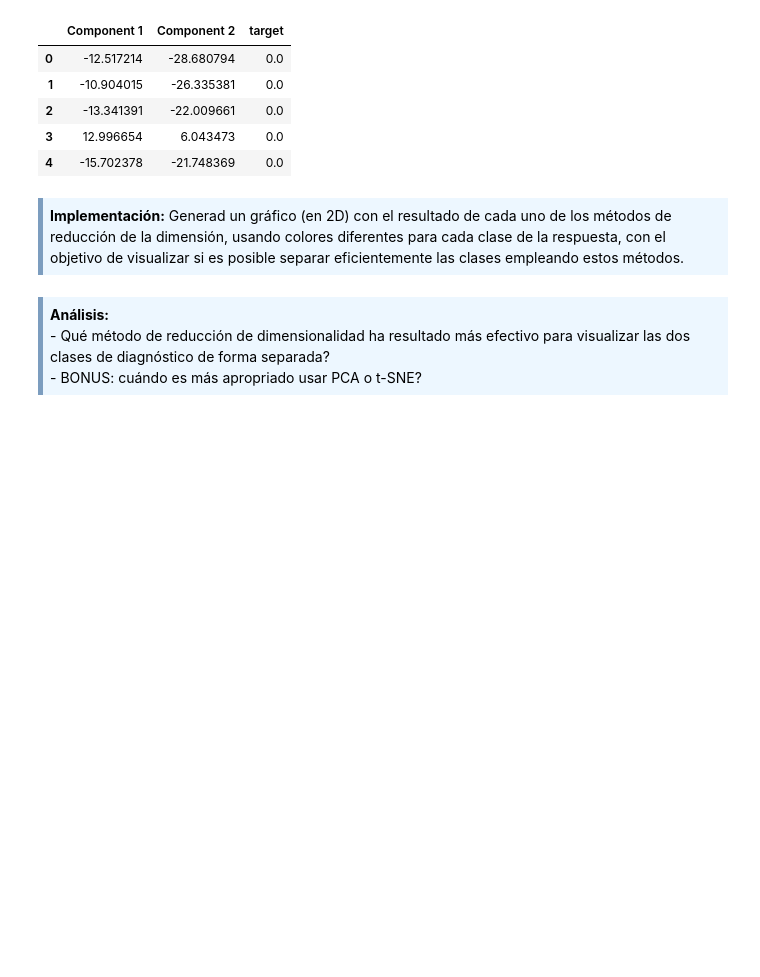
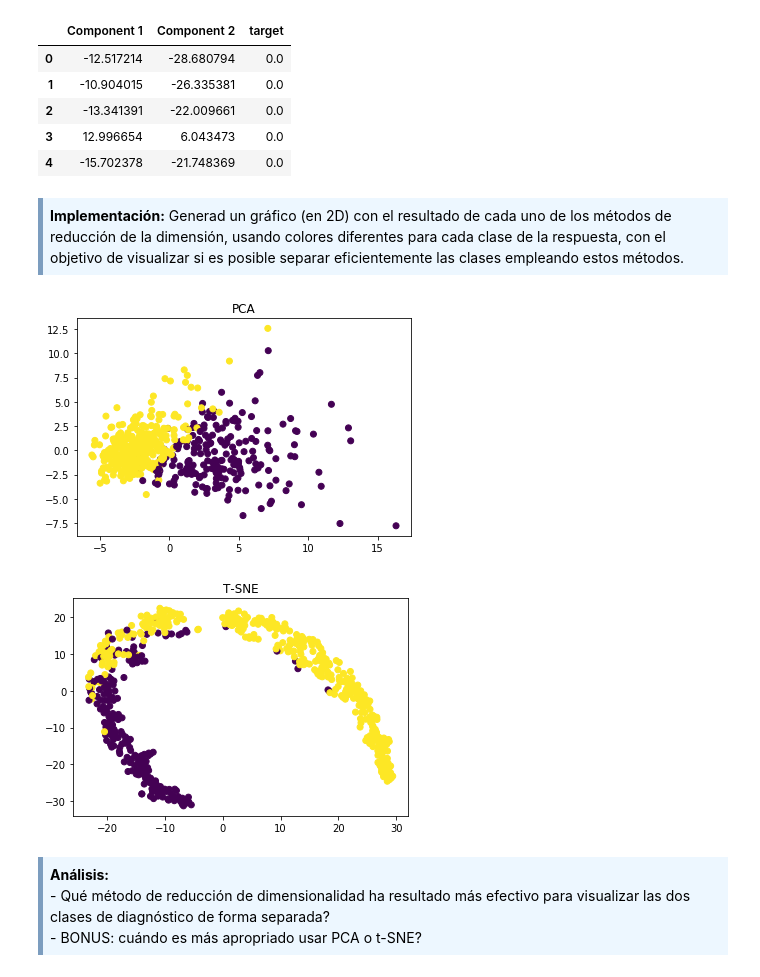
Before and after one commit to fernandoabcampos/advanced-data-mining, a Jupyter notebook: PEC1/M2.855_20181_PEC1-Enunciado.ipynb, the cells around one changed output. Cells and saved outputs as stored; diff of their text form; code cells hidden in the pictures; blank space fills up the shorter version.

Commit message:
Creating 2d charts to show T-SNE vs PCA

```diff
--- a/PEC1/M2.855_20181_PEC1-Enunciado.ipynb
+++ b/PEC1/M2.855_20181_PEC1-Enunciado.ipynb
@@ -294,6 +294,25 @@ finalDfTSNE.head()
 # %% [markdown]
 <div style="background-color: #EDF7FF; border-color: #7C9DBF; border-left: 5px solid #7C9DBF; padding: 0.5em;">
 <strong>Implementación:</strong> Generad un gráfico (en 2D) con el resultado de cada uno de los métodos de reducción de la dimensión, usando colores diferentes para cada clase de la respuesta, con el objetivo de visualizar si es posible separar eficientemente las clases empleando estos métodos.</div>
+# %%
+# Generando el grafico de PCA
+PCAxs = principalComponents[:,0]
+PCAys = principalComponents[:,1]
+
+plt.scatter(PCAxs, PCAys, c=df['target'])
+plt.title('PCA')
+plt.show()
+
+
+# Generando el grafico de TSNE
+TSNExs = transformed[:,0]
+TSNEys = transformed[:,1]
+plt.scatter(TSNExs, TSNEys, c=df['target'])
+plt.title('T-SNE')
+plt.show()
+# %% [output]
+[figure, added]
+[figure, added]
 # %% [markdown]
 <div style="background-color: #EDF7FF; border-color: #7C9DBF; border-left: 5px solid #7C9DBF; padding: 0.5em;">
 <strong>Análisis:</strong>
```
